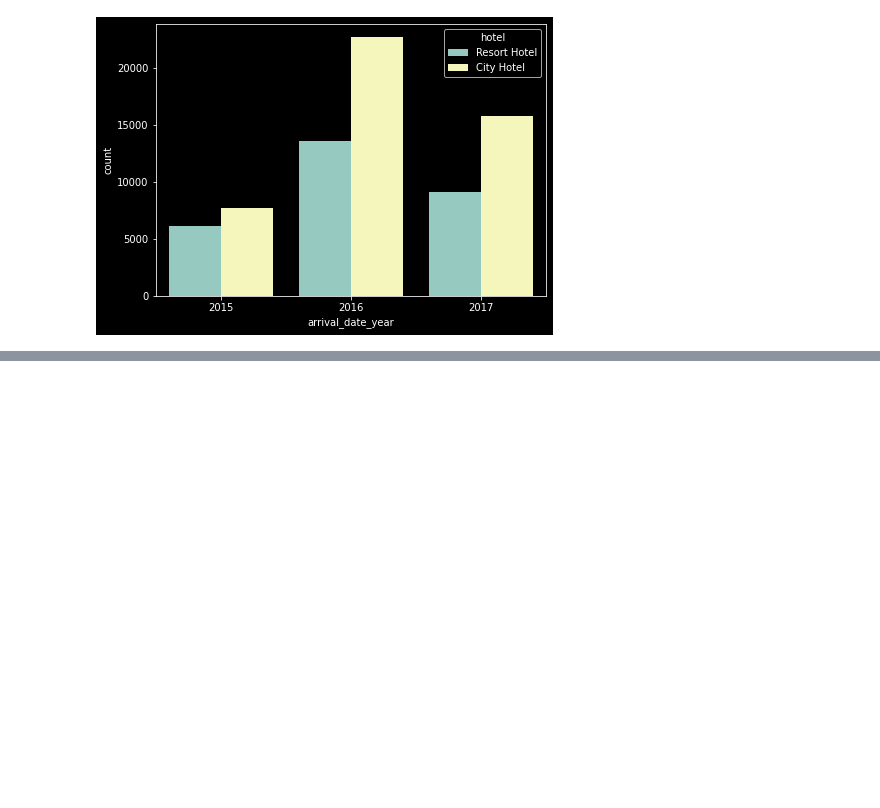
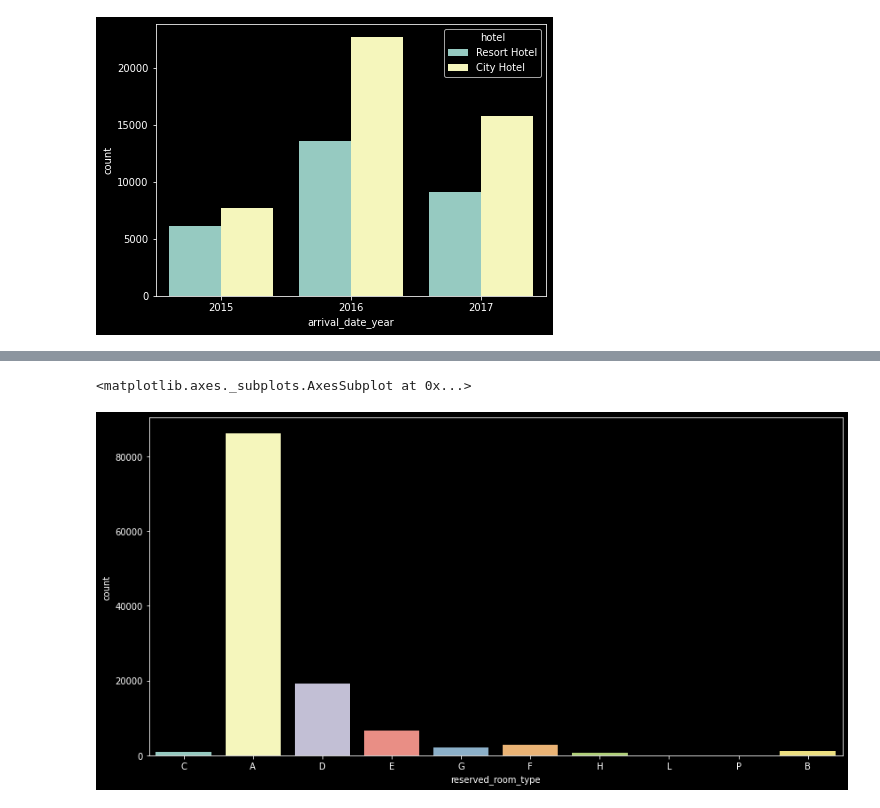
Before and after one commit to dhiru-c/CAPSTONE_PROJECT-HOTEL-BOOKING-ANALYSIS, a Jupyter notebook: Hotel_Booking_Analysis_Capstone_Project.ipynb, the cells around one changed output, grey strips where cells are left out. Cells and saved outputs as stored; diff of their text form; code cells hidden in the pictures; blank space fills up the shorter version.

```diff
--- a/Hotel_Booking_Analysis_Capstone_Project.ipynb
+++ b/Hotel_Booking_Analysis_Capstone_Project.ipynb
@@ -388,0 +471,6 @@ sns.countplot(x='arrival_date_year', hue='hotel',  data=confirm_booking_df);
+# %%
+plt.figure(figsize=(14,7))
+sns.countplot(hotel_df['reserved_room_type'])
+# %% [output]
+<matplotlib.axes._subplots.AxesSubplot at 0x...>
+[figure, added]
```
Also changed, not shown: parts of 21 cells of this notebook.
